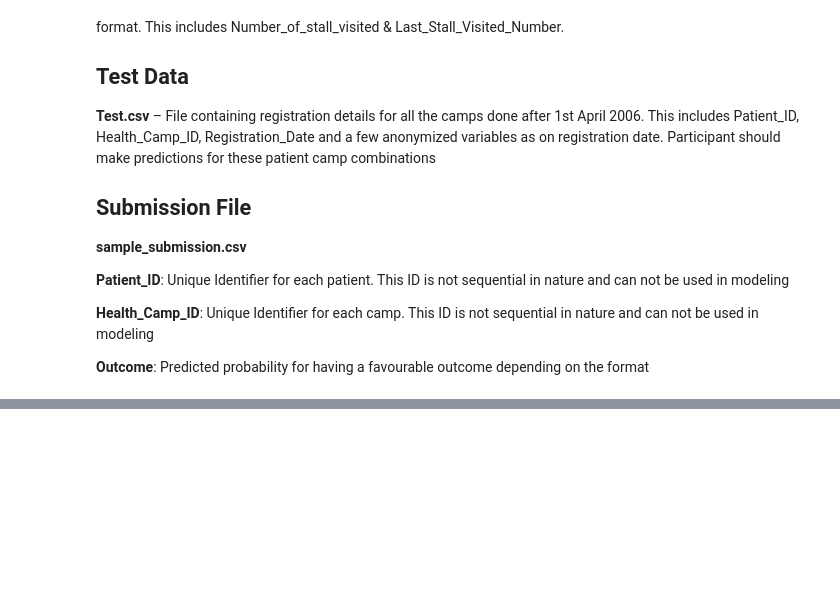
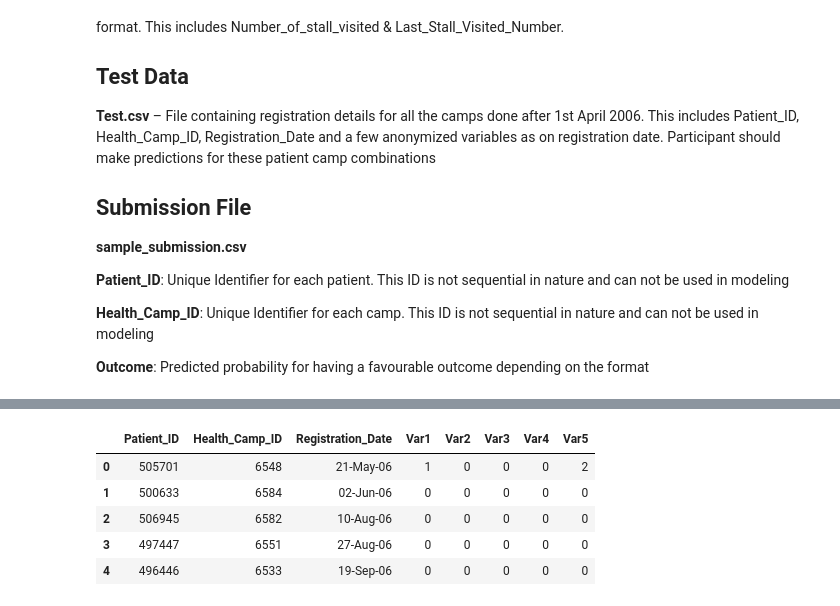
Before and after one commit to teja275/Janatahack-Healthcare-Analytics, a Jupyter notebook: Notebooks/Data Exploration.ipynb, the cells around one changed output, grey strips where cells are left out. Cells and saved outputs as stored; diff of their text form; code cells hidden in the pictures; blank space fills up the shorter version.

```diff
--- a/Notebooks/Data Exploration.ipynb
+++ b/Notebooks/Data Exploration.ipynb
@@ -92,0 +158,9 @@ Submission data has 35249 rows & 3 columns
+# %%
+test_data.head()
+# %% [output]
+|  | Patient_ID | Health_Camp_ID | Registration_Date | Var1 | Var2 | Var3 | Var4 | Var5 |
+| 0 | 505701 | 6548 | 21-May-06 | 1 | 0 | 0 | 0 | 2 |
+| 1 | 500633 | 6584 | 02-Jun-06 | 0 | 0 | 0 | 0 | 0 |
+| 2 | 506945 | 6582 | 10-Aug-06 | 0 | 0 | 0 | 0 | 0 |
+| 3 | 497447 | 6551 | 27-Aug-06 | 0 | 0 | 0 | 0 | 0 |
+| 4 | 496446 | 6533 | 19-Sep-06 | 0 | 0 | 0 | 0 | 0 |
```
Also changed, not shown: parts of 38 cells of this notebook.
